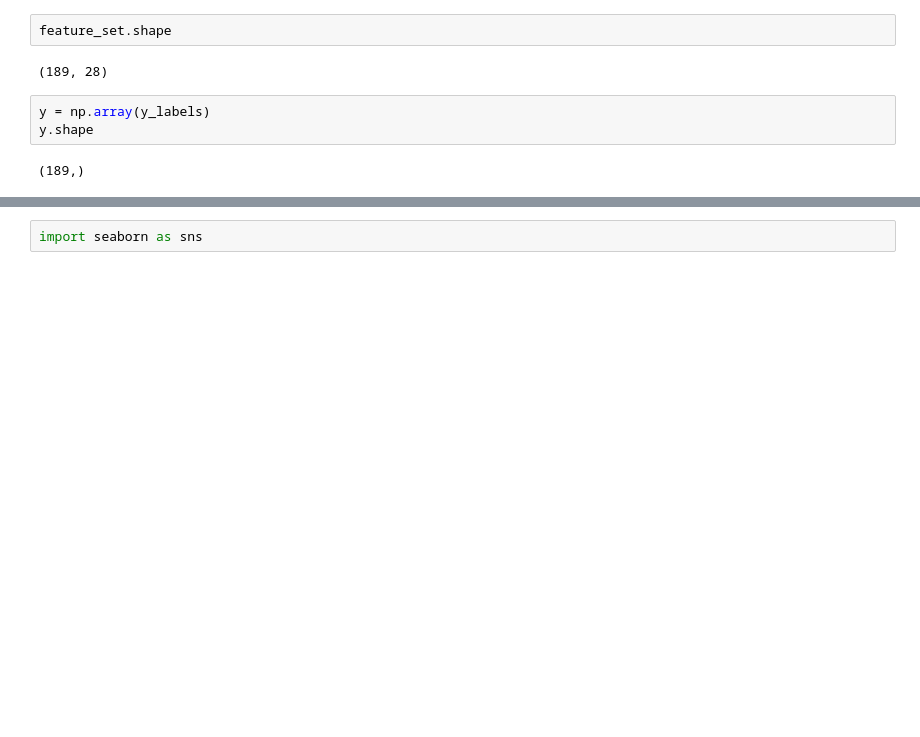
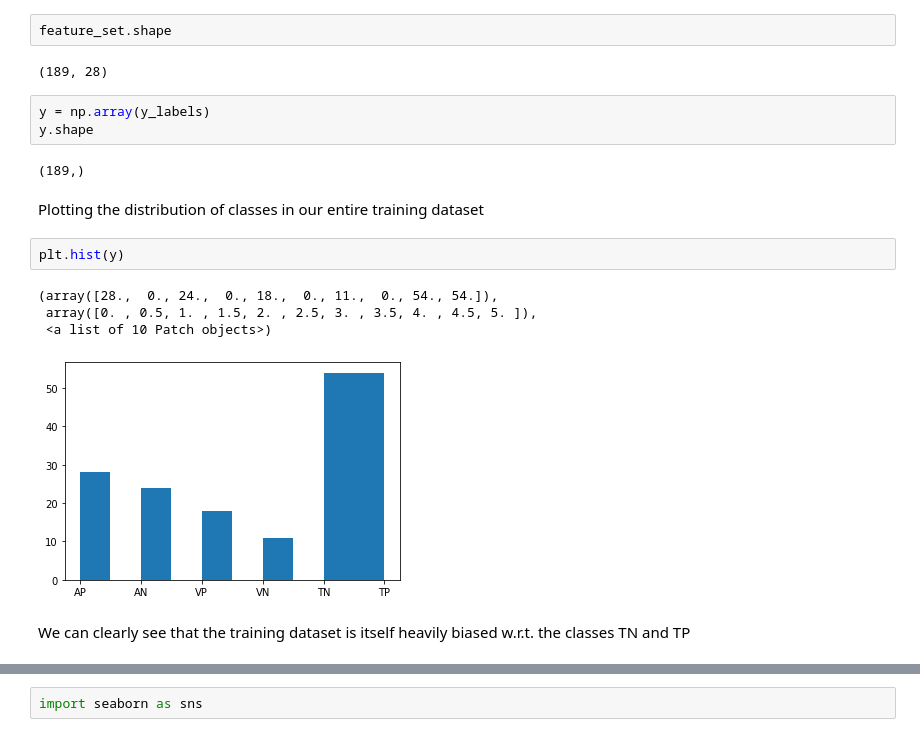
Before and after one commit to akshayDev17/MMT_assignment2, a Jupyter notebook: src/assignment2.ipynb, the cells around one changed output, grey strips where cells are left out. Saved outputs shown, nothing was run; the diff lists cells and outputs as text; blank space fills up the shorter version.

```diff
--- a/src/assignment2.ipynb
+++ b/src/assignment2.ipynb
@@ -110,3 +110,14 @@ y = np.array(y_labels)
 y.shape
 # %% [output]
 (189,)
+# %% [markdown]
+Plotting the distribution of classes in our entire training dataset
+# %%
+plt.hist(y)
+# %% [output]
+(array([28.,  0., 24.,  0., 18.,  0., 11.,  0., 54., 54.]),
+ array([0. , 0.5, 1. , 1.5, 2. , 2.5, 3. , 3.5, 4. , 4.5, 5. ]),
+ <a list of 10 Patch objects>)
+[figure, added]
+# %% [markdown]
+We can clearly see that the training dataset is itself heavily biased w.r.t. the classes TN and TP
```
Also changed, not shown: parts of 106 cells of this notebook.
